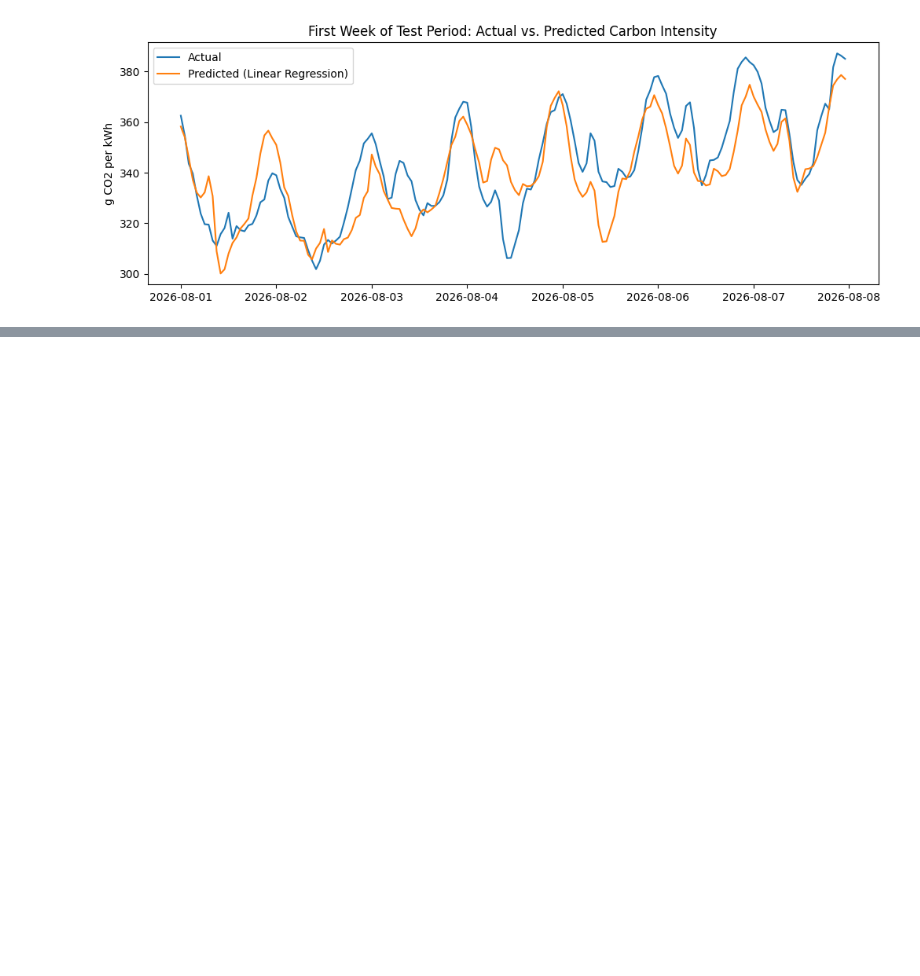
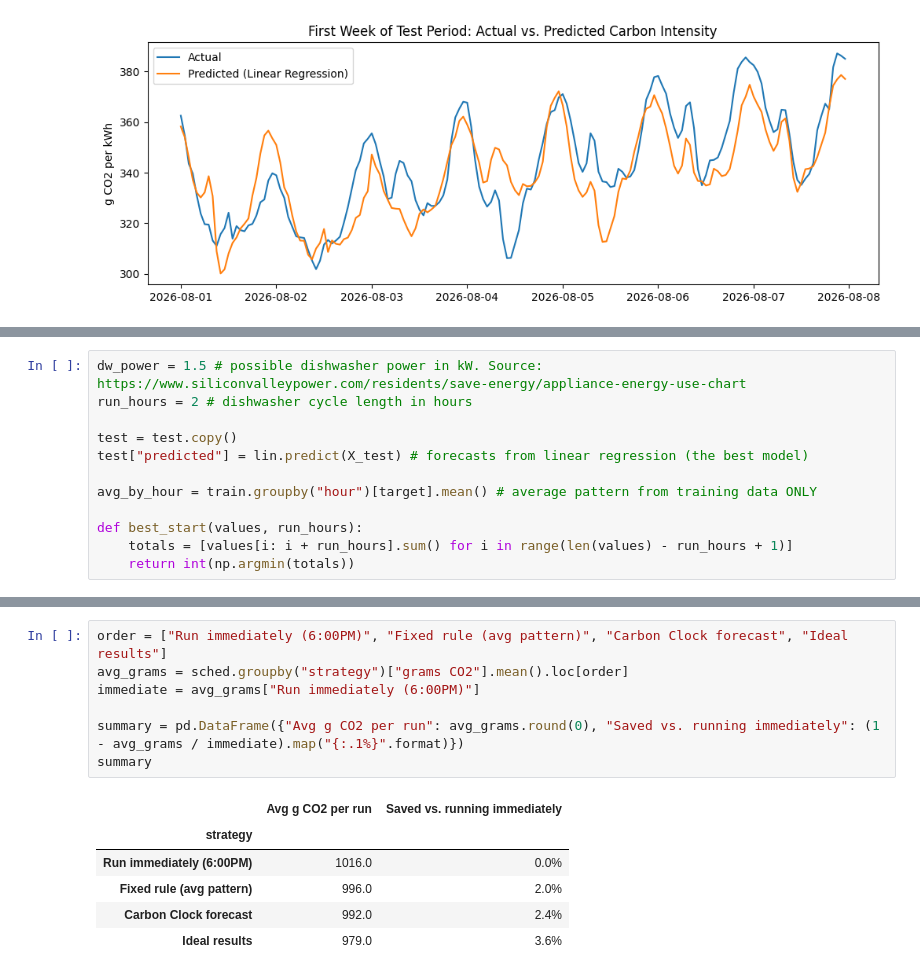
Before and after one commit to drgdlr09/Carbon_Clock, a Jupyter notebook: Carbon_Clock.ipynb, the cells around one changed output, grey strips where cells are left out. Saved outputs shown, nothing was run; the diff lists cells and outputs as text; blank space fills up the shorter version.

```diff
--- a/Carbon_Clock.ipynb
+++ b/Carbon_Clock.ipynb
@@ -177,0 +190,12 @@ plt.show()
+# %%
+dw_power = 1.5 # possible dishwasher power in kW. Source: https://www.siliconvalleypower.com/residents/save-energy/appliance-energy-use-chart
+run_hours = 2 # dishwasher cycle length in hours
+
+test = test.copy()
+test["predicted"] = lin.predict(X_test) # forecasts from linear regression (the best model)
+
+avg_by_hour = train.groupby("hour")[target].mean() # average pattern from training data ONLY
+
+def best_start(values, run_hours):
+    totals = [values[i: i + run_hours].sum() for i in range(len(values) - run_hours + 1)]
+    return int(np.argmin(totals))
@@ -177,0 +229,14 @@ plt.show()
+# %%
+order = ["Run immediately (6:00PM)", "Fixed rule (avg pattern)", "Carbon Clock forecast", "Ideal results"]
+avg_grams = sched.groupby("strategy")["grams CO2"].mean().loc[order]
+immediate = avg_grams["Run immediately (6:00PM)"]
+
+summary = pd.DataFrame({"Avg g CO2 per run": avg_grams.round(0), "Saved vs. running immediately": (1 - avg_grams / immediate).map("{:.1%}".format)})
+summary
+# %% [output]
+|  | Avg g CO2 per run | Saved vs. running immediately |
+| strategy |  |  |
+| Run immediately (6:00PM) | 1016.0 | 0.0% |
+| Fixed rule (avg pattern) | 996.0 | 2.0% |
+| Carbon Clock forecast | 992.0 | 2.4% |
+| Ideal results | 979.0 | 3.6% |
```
Also changed, not shown: parts of 9 cells of this notebook.
